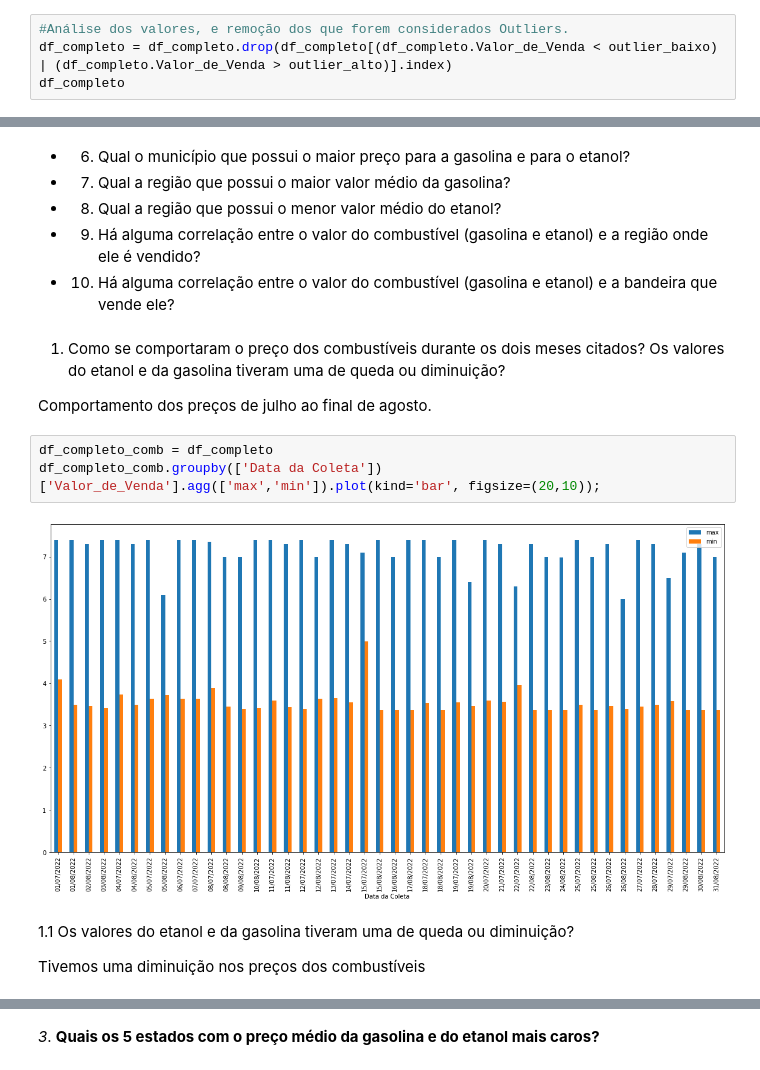
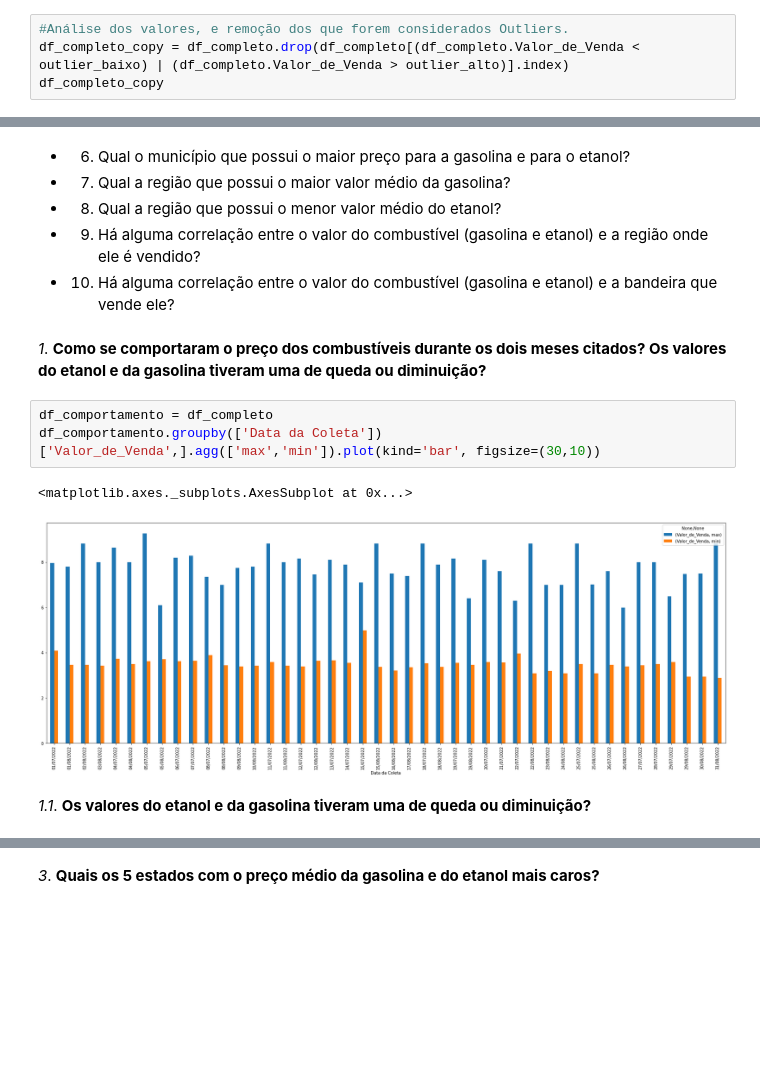
Before and after one commit to gustavovarella/Projeto_m4, a Jupyter notebook: PROJETO_M4.ipynb, the cells around one changed output, grey strips where cells are left out. Saved outputs shown, nothing was run; the diff lists cells and outputs as text; blank space fills up the shorter version.

```diff
--- a/PROJETO_M4.ipynb
+++ b/PROJETO_M4.ipynb
@@ -218,6 +291,6 @@ outlier_alto
 7.404999999999999
 # %%
 #Análise dos valores, e remoção dos que forem considerados Outliers.
-df_completo = df_completo.drop(df_completo[(df_completo.Valor_de_Venda < outlier_baixo) | (df_completo.Valor_de_Venda > outlier_alto)].index)
-df_completo
+df_completo_copy = df_completo.drop(df_completo[(df_completo.Valor_de_Venda < outlier_baixo) | (df_completo.Valor_de_Venda > outlier_alto)].index)
+df_completo_copy
 # %% [output]
@@ -322,16 +350,13 @@ da gasolina tiveram uma de queda ou diminuição?
 * 9. Há alguma correlação entre o valor do combustível (gasolina e etanol) e a região onde ele é vendido?
 * 10. Há alguma correlação entre o valor do combustível (gasolina e etanol) e a bandeira que vende ele?
 # %% [markdown]
-1. Como se comportaram o preço dos combustíveis durante os dois meses citados? Os valores do etanol e da gasolina tiveram uma de queda ou diminuição?
-
-Comportamento dos preços de julho ao final de agosto.
+*1*. **Como se comportaram o preço dos combustíveis durante os dois meses citados? Os valores do etanol e da gasolina tiveram uma de queda ou diminuição?**
 # %%
-df_completo_comb = df_completo
-df_completo_comb.groupby(['Data da Coleta'])['Valor_de_Venda'].agg(['max','min']).plot(kind='bar', figsize=(20,10));
+df_comportamento = df_completo
+df_comportamento.groupby(['Data da Coleta'])['Valor_de_Venda',].agg(['max','min']).plot(kind='bar', figsize=(30,10))
 # %% [output]
+<matplotlib.axes._subplots.AxesSubplot at 0x...>
-[figure, old version]
+[figure, new version]
 # %% [markdown]
-1.1 Os valores do etanol e da gasolina tiveram uma de queda ou diminuição?
-
-Tivemos uma diminuição nos preços dos combustíveis
+*1.1*. **Os valores do etanol e da gasolina tiveram uma de queda ou diminuição?**
 # %%
```
Also changed, not shown: parts of 67 cells of this notebook.
